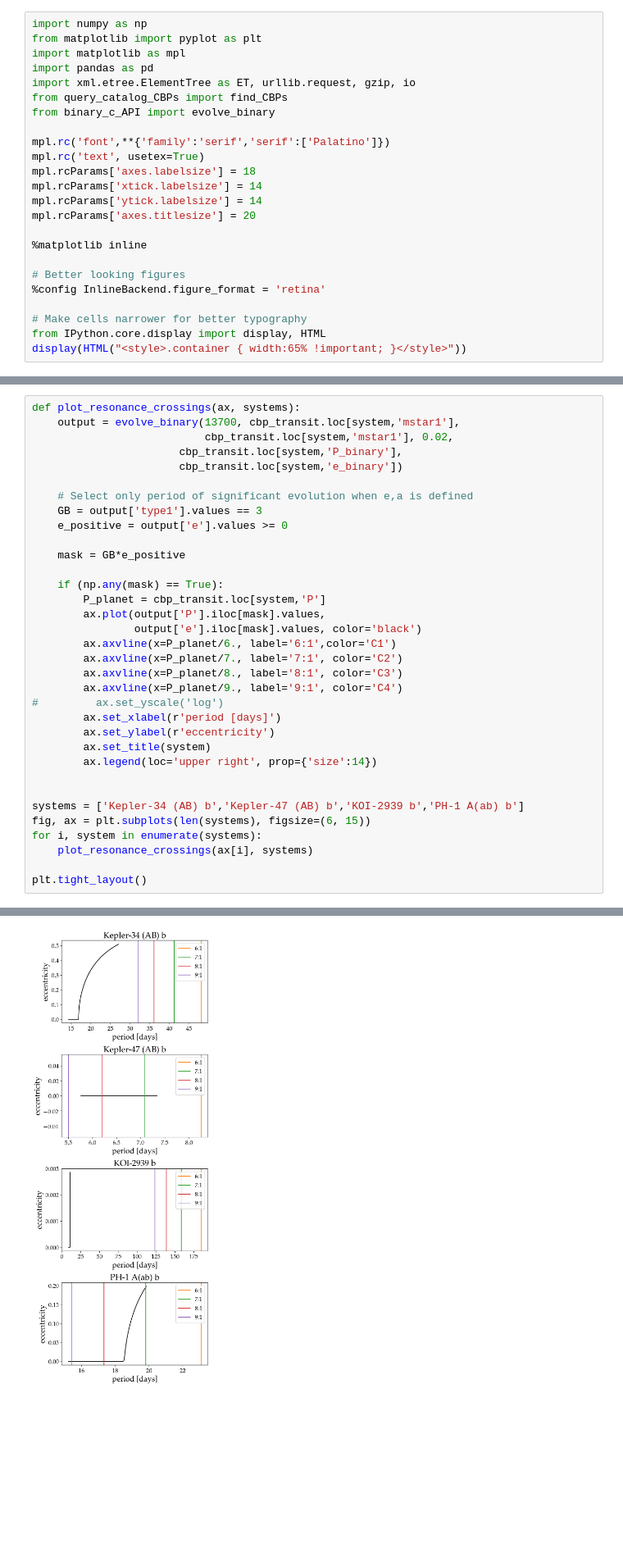
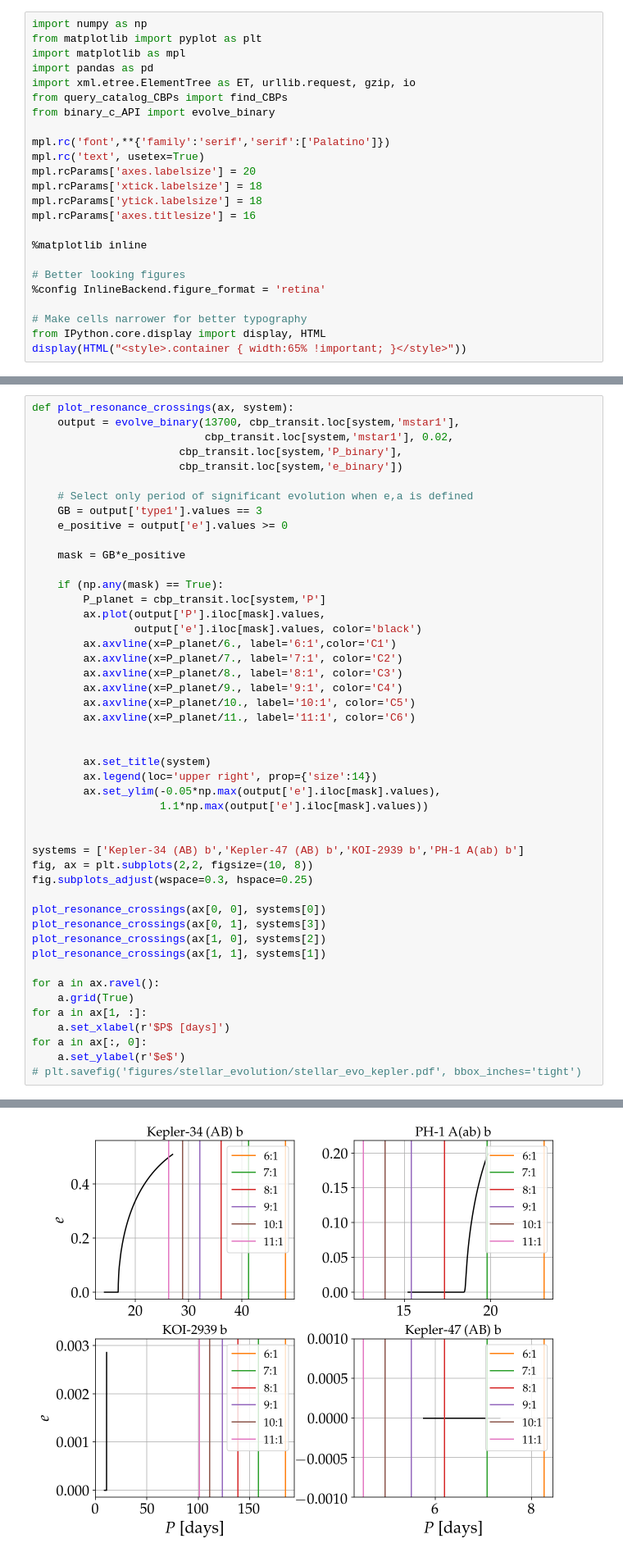
Before and after one commit to fbartolic/master_thesis, a Jupyter notebook: notebooks/stellar_evolution.ipynb, the cells around one changed output, grey strips where cells are left out. Shown at 82% size. Cells and saved outputs as stored; diff of their text form; blank space fills up the shorter version.

```diff
--- a/notebooks/stellar_evolution.ipynb
+++ b/notebooks/stellar_evolution.ipynb
@@ -9,10 +9,10 @@ from binary_c_API import evolve_binary
 
 mpl.rc('font',**{'family':'serif','serif':['Palatino']})
 mpl.rc('text', usetex=True)
-mpl.rcParams['axes.labelsize'] = 18
-mpl.rcParams['xtick.labelsize'] = 14
-mpl.rcParams['ytick.labelsize'] = 14
-mpl.rcParams['axes.titlesize'] = 20
+mpl.rcParams['axes.labelsize'] = 20
+mpl.rcParams['xtick.labelsize'] = 18
+mpl.rcParams['ytick.labelsize'] = 18
+mpl.rcParams['axes.titlesize'] = 16
 
 %matplotlib inline
 
@@ -137,7 +161,7 @@ Final configuration:
 # %% [markdown]
 # Evolution in the period-eccentricity space
 # %%
-def plot_resonance_crossings(ax, systems):
+def plot_resonance_crossings(ax, system):
     output = evolve_binary(13700, cbp_transit.loc[system,'mstar1'],
                            cbp_transit.loc[system,'mstar1'], 0.02,
                        cbp_transit.loc[system,'P_binary'],
@@ -157,17 +181,30 @@ def plot_resonance_crossings(ax, systems):
         ax.axvline(x=P_planet/7., label='7:1', color='C2')
         ax.axvline(x=P_planet/8., label='8:1', color='C3')
         ax.axvline(x=P_planet/9., label='9:1', color='C4')
-#         ax.set_yscale('log')
-        ax.set_xlabel(r'period [days]')
-        ax.set_ylabel(r'eccentricity')
+        ax.axvline(x=P_planet/10., label='10:1', color='C5')
+        ax.axvline(x=P_planet/11., label='11:1', color='C6')
+
+
         ax.set_title(system)
         ax.legend(loc='upper right', prop={'size':14})
+        ax.set_ylim(-0.05*np.max(output['e'].iloc[mask].values),
+                    1.1*np.max(output['e'].iloc[mask].values))
 
 
 systems = ['Kepler-34 (AB) b','Kepler-47 (AB) b','KOI-2939 b','PH-1 A(ab) b']
-fig, ax = plt.subplots(len(systems), figsize=(6, 15))
-for i, system in enumerate(systems):
-    plot_resonance_crossings(ax[i], systems)
+fig, ax = plt.subplots(2,2, figsize=(10, 8))
+fig.subplots_adjust(wspace=0.3, hspace=0.25)
 
-plt.tight_layout()
+plot_resonance_crossings(ax[0, 0], systems[0])
+plot_resonance_crossings(ax[0, 1], systems[3])
+plot_resonance_crossings(ax[1, 0], systems[2])
+plot_resonance_crossings(ax[1, 1], systems[1])
+
+for a in ax.ravel():
+    a.grid(True)
+for a in ax[1, :]:
+    a.set_xlabel(r'$P$ [days]')
+for a in ax[:, 0]:
+    a.set_ylabel(r'$e$')
+# plt.savefig('figures/stellar_evolution/stellar_evo_kepler.pdf', bbox_inches='tight')
 # %% [output]
@@ -174,4 +214,4 @@ plt.tight_layout()
-[figure, old version]
+[figure, new version]
 # %% [markdown]
 We see from the above plot that resonances of the planet with the binary most likely
 don't matter much for Kepler circumbinary planets. Most of the planets are outside the 6:1
```
Also changed, not shown: parts of 4 cells of this notebook, 24 other files.
